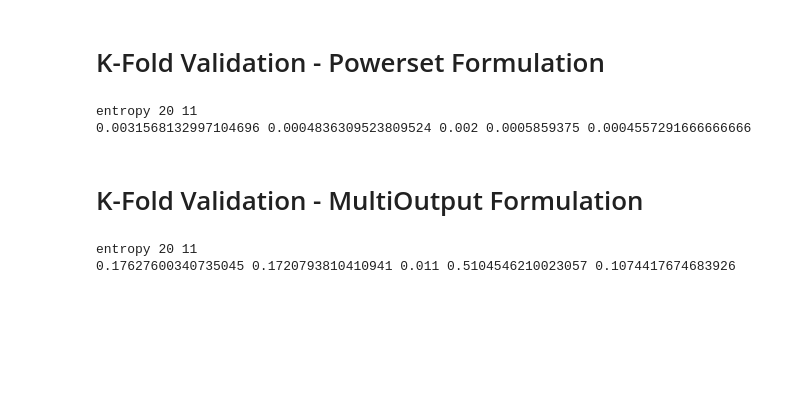
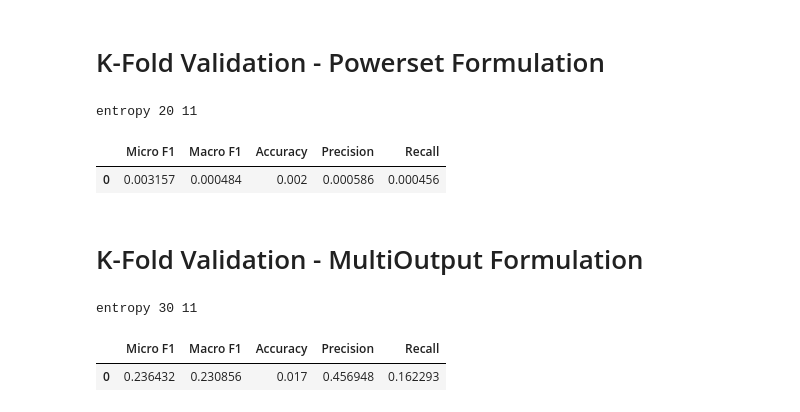
Before and after one commit to ROHIT32767/KNN-Decision-Trees, a Jupyter notebook: 1.ipynb, the cells around one changed output. Cells and saved outputs as stored; diff of their text form; code cells hidden in the pictures; blank space fills up the shorter version.

```diff
--- a/1.ipynb
+++ b/1.ipynb
@@ -675,9 +759,9 @@ df = pd.DataFrame(tuples, columns=['Criteria','Max-Depth','Max-features','Accura
 # print(df.to_string(index=False))
 sorted_f1_micro_tuples = sorted(tuples, key=lambda x: x[4], reverse=True) # sorting based on f1_micro score
 sorted_f1_macro_tuples = sorted(tuples, key=lambda x: x[5], reverse=True) # sorting based on f1_macro score
-fold_criteria = sorted_f1_macro_tuples[0][0] # storing criterion of best tuple
-fold_depth = sorted_f1_macro_tuples[0][1] # storing max_depth of best tuple
-fold_features = sorted_f1_macro_tuples[0][2] # storing max_features of best tuple
+power_fold_criteria = sorted_f1_macro_tuples[0][0] # storing criterion of best tuple
+power_fold_depth = sorted_f1_macro_tuples[0][1] # storing max_depth of best tuple
+power_fold_features = sorted_f1_macro_tuples[0][2] # storing max_features of best tuple
 print('----------------------------')
 print('Top 3 performing set of hyperparamters according to F1-micro Score')
 df = pd.DataFrame(sorted_f1_micro_tuples[:3], columns=['Criteria','Max-Depth','Max-features','Accuracy', 'f1_micro_score', 'f1_macro_score', 'precision','recall','Confusion_matrix']) # Top-3 f1_micro tuples
@@ -719,37 +803,47 @@ sorted_powerset_labels = [' '.join(sorted(label_set)) for label_set in powerset_
 sorted_powerset_labels.sort() # powerset which is lexograhically sorted
 label_to_idx = {label: idx for idx, label in enumerate(sorted_powerset_labels)} # map to store indexes vs set
 label_vectors = np.zeros((len(data), len(powerset_labels)))
 for idx, label_set in enumerate(data['labels']):
     labels = label_set.split()
     sorted_labels = ' '.join(sorted(labels))
     label_vectors[idx, label_to_idx[sorted_labels]] = 1 # designing row vectors similar to multilabel binarizer
 y = label_vectors
 kf = KFold(n_splits=5)
 clf = Powerset_DecisionTree()
-print(fold_criteria,fold_depth,fold_features)
-clf.change_parameters(fold_criteria,fold_depth,fold_features) # change parameters
+print(power_fold_criteria,power_fold_depth,power_fold_features)
+clf.change_parameters(power_fold_criteria,power_fold_depth,power_fold_features) # change parameters
 Micro = [] # f1_micro score
 Macro = []  # f1_macro score
 Accuracy = [] # accuracy_score
 Precision = [] # precision
 Recall = [] # recall
 for i, (train_index, test_index) in enumerate(kf.split(X,y)):
     X_train = X.iloc[train_index] # .iloc[] is primarily integer position based (from 0 to length-1 of the axis), but may also be used with a boolean array.
     X_test = X.iloc[test_index] # .iloc[] is primarily integer position based (from 0 to length-1 of the axis), but may also be used with a boolean array.
     y_train = y[train_index]
     y_test = y[test_index]
     clf.fit(X_train,y_train)  # Build a decision tree classifier from the training set (X, y).
     predicted_labels = clf.predict(X_test) # Predict class or regression value for X.
     accuracy,f1_micro,f1_macro,precision,recall,Confusion_matrix = clf.print_answer(y_test,predicted_labels)
     Micro.append(f1_micro)
     Macro.append(f1_macro)
     Accuracy.append(accuracy)
     Precision.append(precision)
     Recall.append(recall)
-print(np.mean(Micro),np.mean(Macro),np.mean(Accuracy),np.mean(Precision),np.mean(Recall))    # Mean of scores
+# print(np.mean(Micro),np.mean(Macro),np.mean(Accuracy),np.mean(Precision),np.mean(Recall))    # Mean of scores
+data = {
+    'Micro F1': [np.mean(Micro)],
+    'Macro F1': [np.mean(Macro)],
+    'Accuracy': [np.mean(Accuracy)],
+    'Precision': [np.mean(Precision)],
+    'Recall': [np.mean(Recall)]
+}
+df = pd.DataFrame(data)
+display(df)
 # %% [output]
 entropy 20 11
-0.0031568132997104696 0.0004836309523809524 0.002 0.0005859375 0.0004557291666666666
+|  | Micro F1 | Macro F1 | Accuracy | Precision | Recall |
+| 0 | 0.003157 | 0.000484 | 0.002 | 0.000586 | 0.000456 |
 # %% [markdown]
 # K-Fold Validation - MultiOutput Formulation
 # %%
@@ -758,8 +852,8 @@ y = one_hot_encoding['labels']
 mlb = MultiLabelBinarizer() # Transform between iterable of iterables and a multilabel format.
 y = mlb.fit_transform(y.str.split(' '))
 clf = Multi_Output_DecisionTree()
-print(fold_criteria,fold_depth,fold_features)
-clf.change_parameters(fold_criteria,fold_depth,fold_features)
+print(multi_fold_criteria,multi_fold_depth,multi_fold_features)
+clf.change_parameters(multi_fold_criteria,multi_fold_depth,multi_fold_features)
 kf = KFold(n_splits=5)
 Micro = []   # f1_micro score
 Macro = []  # f1_macro score
@@ -779,7 +873,17 @@ for i, (train_index, test_index) in enumerate(kf.split(X,y)):
     Accuracy.append(accuracy)
     Precision.append(precision)
     Recall.append(recall)
-print(np.mean(Micro),np.mean(Macro),np.mean(Accuracy),np.mean(Precision),np.mean(Recall))     # Mean of scores
+# print(np.mean(Micro),np.mean(Macro),np.mean(Accuracy),np.mean(Precision),np.mean(Recall))     # Mean of scores
+data = {
+    'Micro F1': [np.mean(Micro)],
+    'Macro F1': [np.mean(Macro)],
+    'Accuracy': [np.mean(Accuracy)],
+    'Precision': [np.mean(Precision)],
+    'Recall': [np.mean(Recall)]
+}
+df = pd.DataFrame(data)
+display(df)
 # %% [output]
-entropy 20 11
-0.17627600340735045 0.1720793810410941 0.011 0.5104546210023057 0.1074417674683926
+entropy 30 11
+|  | Micro F1 | Macro F1 | Accuracy | Precision | Recall |
+| 0 | 0.236432 | 0.230856 | 0.017 | 0.456948 | 0.162293 |
```
Also changed, not shown: parts of 19 cells of this notebook.
